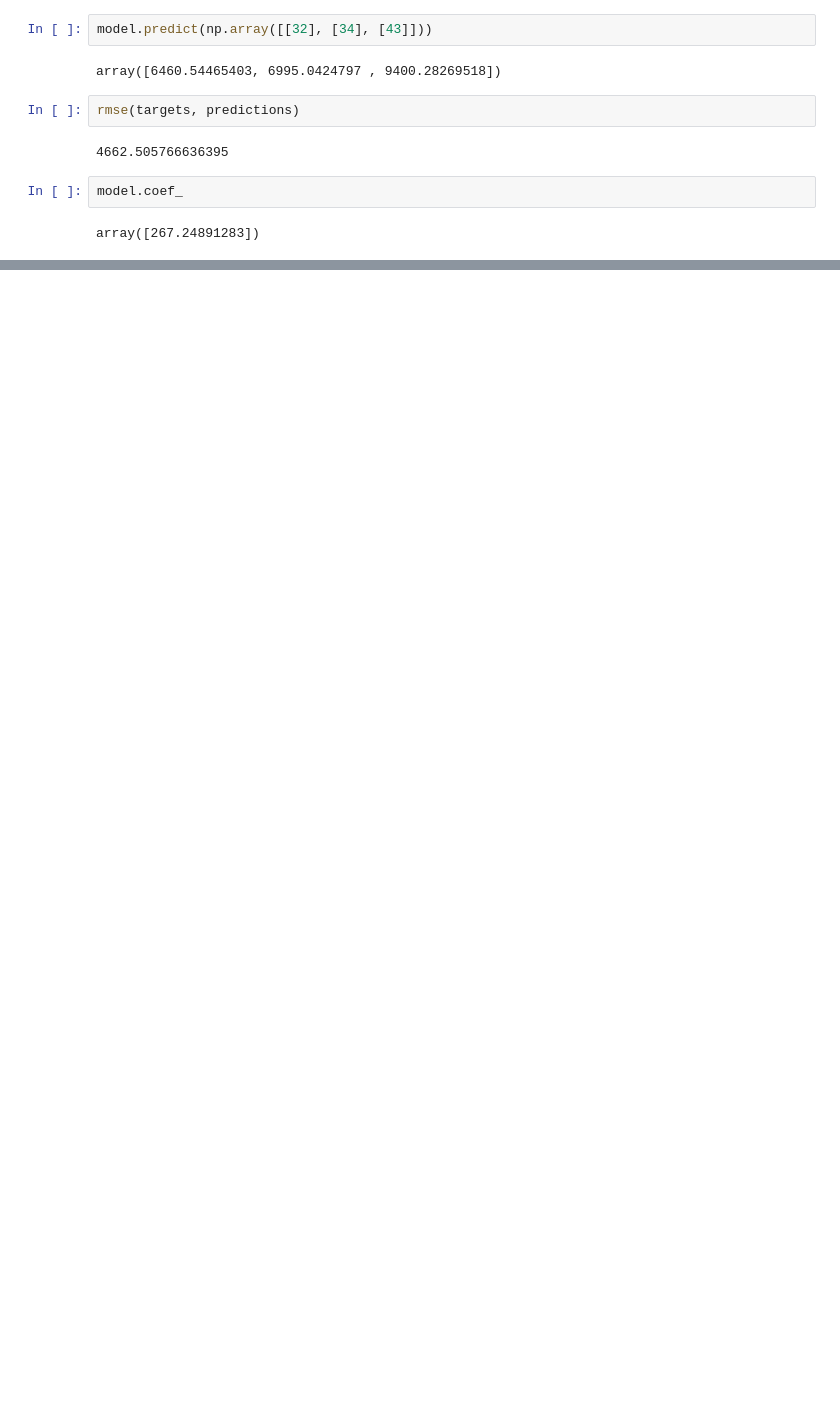
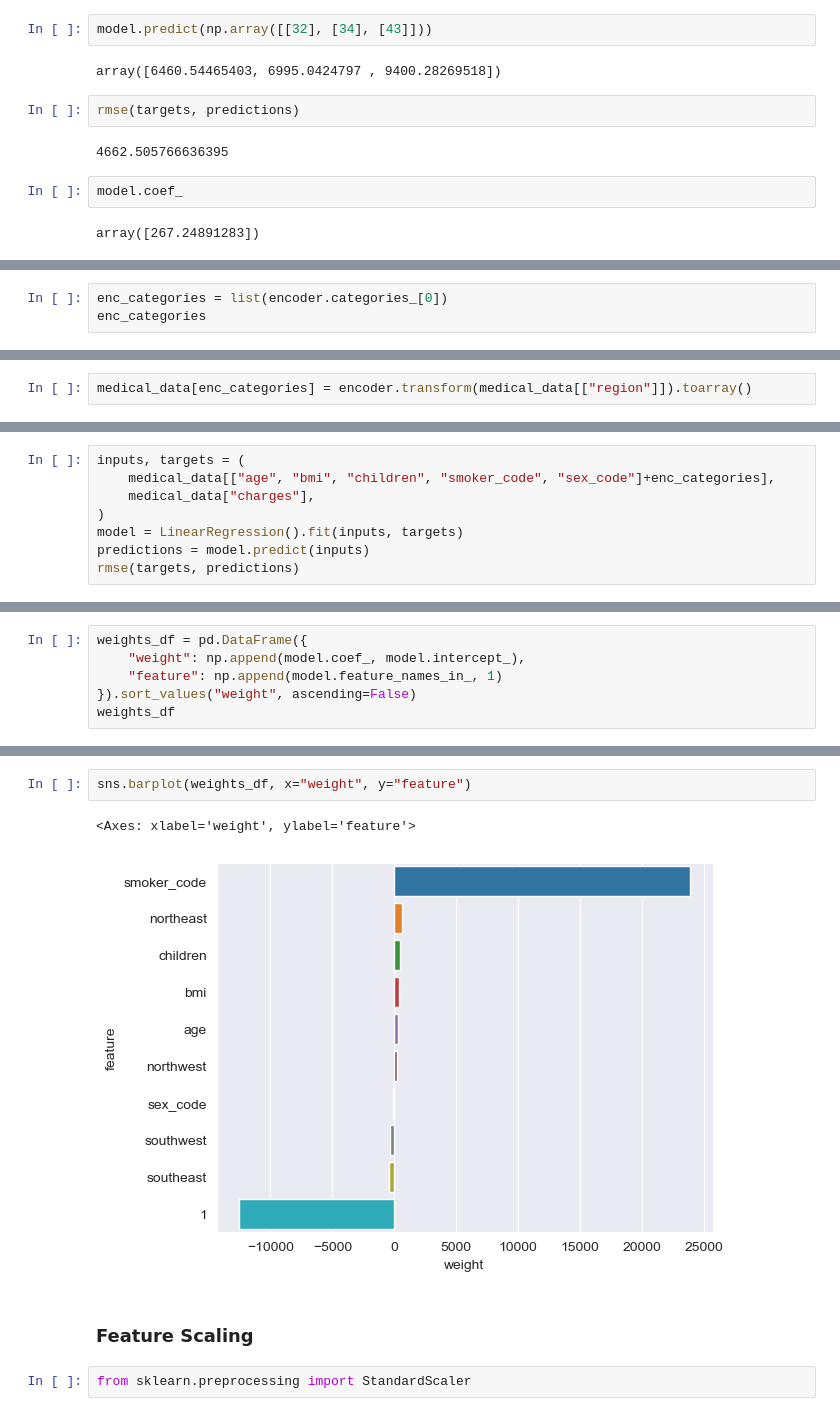
Before and after one commit to ahmadOlawale008/Machine-learning-projects, a Jupyter notebook: All Projects/LinearRegression.ipynb, the cells around one changed output, grey strips where cells are left out. Saved outputs shown, nothing was run; the diff lists cells and outputs as text; blank space fills up the shorter version.

```diff
--- a/All Projects/LinearRegression.ipynb
+++ b/All Projects/LinearRegression.ipynb
@@ -245,0 +287,3 @@ rmse(targets, predictions)
+# %%
+enc_categories = list(encoder.categories_[0])
+enc_categories
@@ -245,0 +292,2 @@ rmse(targets, predictions)
+# %%
+medical_data[enc_categories] = encoder.transform(medical_data[["region"]]).toarray()
@@ -245,0 +310,8 @@ rmse(targets, predictions)
+# %%
+inputs, targets = (
+    medical_data[["age", "bmi", "children", "smoker_code", "sex_code"]+enc_categories],
+    medical_data["charges"],
+)
+model = LinearRegression().fit(inputs, targets)
+predictions = model.predict(inputs)
+rmse(targets, predictions)
@@ -245,0 +320,6 @@ rmse(targets, predictions)
+# %%
+weights_df = pd.DataFrame({
+    "weight": np.append(model.coef_, model.intercept_),
+    "feature": np.append(model.feature_names_in_, 1)
+}).sort_values("weight", ascending=False)
+weights_df
@@ -245,0 +338,9 @@ rmse(targets, predictions)
+# %%
+sns.barplot(weights_df, x="weight", y="feature")
+# %% [output]
+<Axes: xlabel='weight', ylabel='feature'>
+[figure, added]
+# %% [markdown]
+### Feature Scaling
+# %%
+from sklearn.preprocessing import StandardScaler
```
Also changed, not shown: parts of 49 cells of this notebook, 1 other file.
